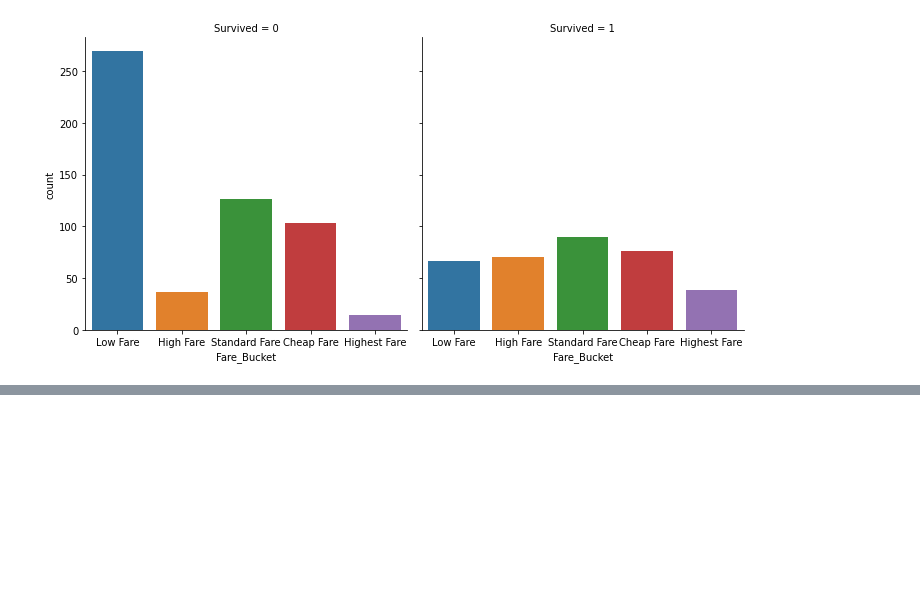
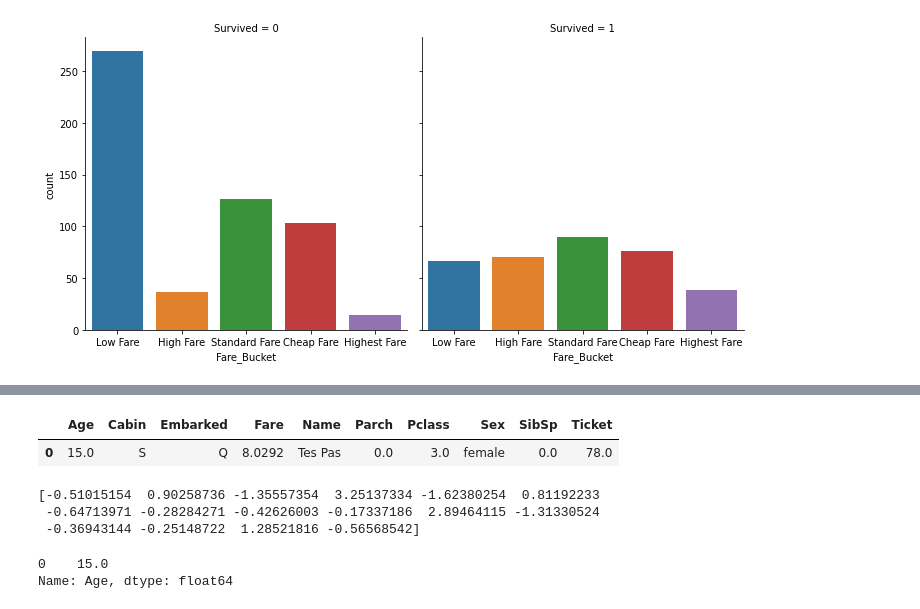
Before and after one commit to ashwin-vx/machine-learnings, a Jupyter notebook: kaggle_titanic_competition.ipynb, the cells around one changed output, grey strips where cells are left out. Cells and saved outputs as stored; diff of their text form; code cells hidden in the pictures; blank space fills up the shorter version.

```diff
--- a/kaggle_titanic_competition.ipynb
+++ b/kaggle_titanic_competition.ipynb
@@ -590,0 +838,26 @@ out.head()
+# %%
+intuition_df = pd.DataFrame()
+row = {"Pclass": 3,
+       "Name": "Tes Pas",
+       "Sex":"female",
+       "Age":15,
+       "SibSp":0,
+       "Parch":0,
+       "Ticket":78,
+       "Fare": 8.0292,
+       "Cabin": "S",
+       "Embarked": "Q"}
+intuition_df = intuition_df.append(row, ignore_index=True)
+intuition_df.head()
+print(X[22])
+# %% [output]
+|  | Age | Cabin | Embarked | Fare | Name | Parch | Pclass | Sex | SibSp | Ticket |
+| 0 | 15.0 | S | Q | 8.0292 | Tes Pas | 0.0 | 3.0 | female | 0.0 | 78.0 |
+[-0.51015154  0.90258736 -1.35557354  3.25137334 -1.62380254  0.81192233
+ -0.64713971 -0.28284271 -0.42626003 -0.17337186  2.89464115 -1.31330524
+ -0.36943144 -0.25148722  1.28521816 -0.56568542]
+# %%
+print(i1["Age"])
+# %% [output]
+0    15.0
+Name: Age, dtype: float64
```
Also changed, not shown: parts of 81 cells of this notebook, 1 other file.
